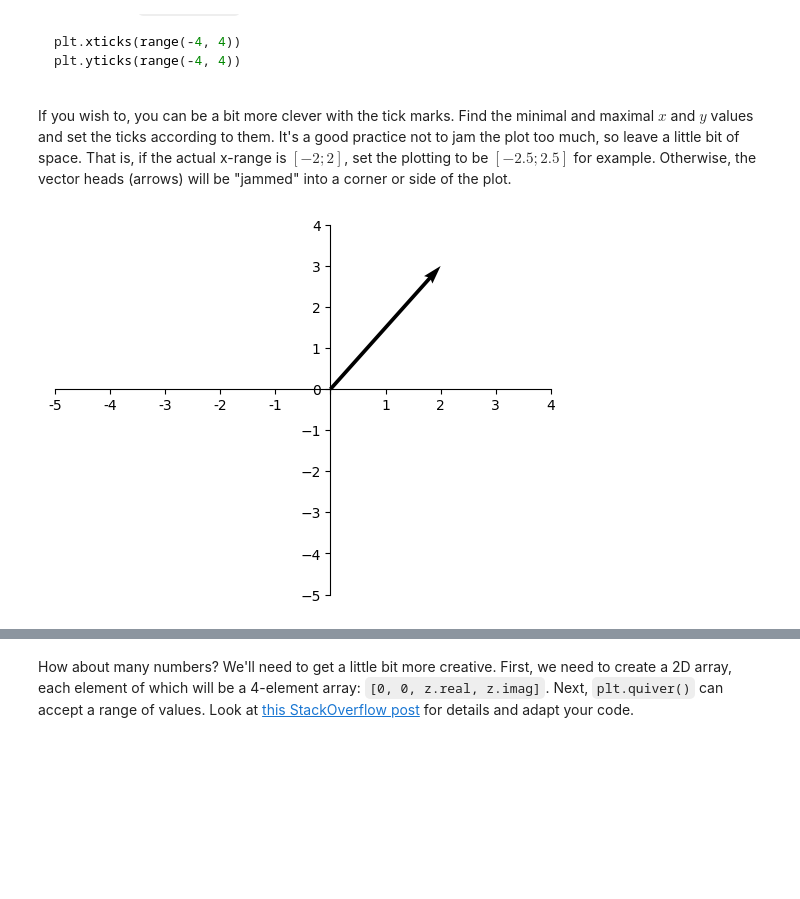
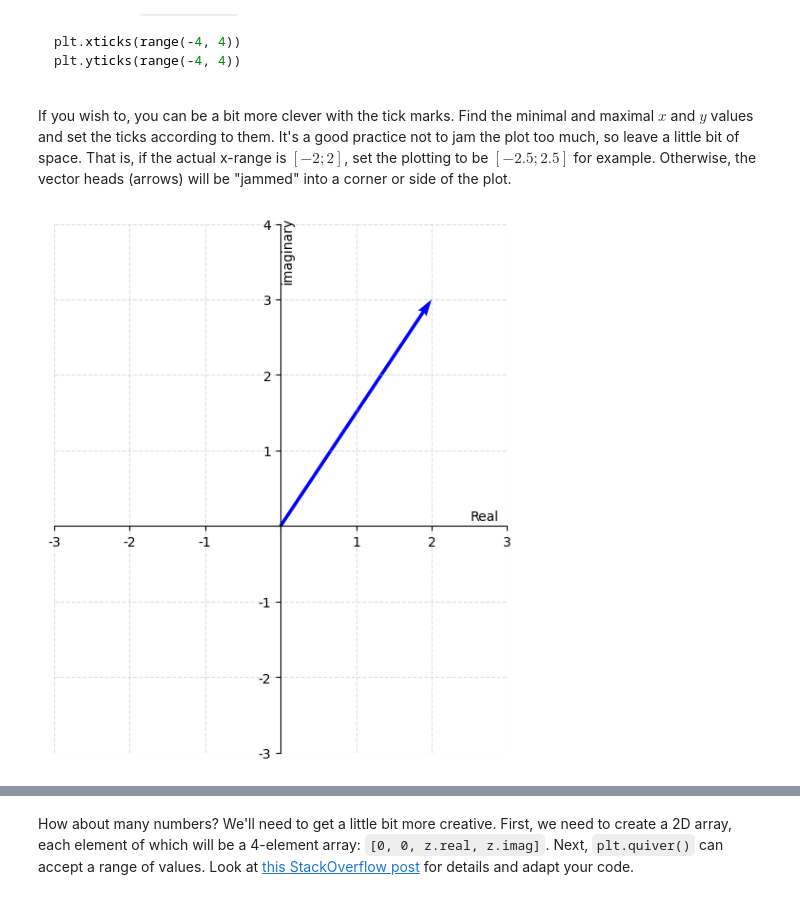
Before and after one commit to tproykov/MathsForDevelopers, a Jupyter notebook: 02.BasicAlgebra/02_Basic Algebra Exercise.ipynb, the cells around one changed output, grey strips where cells are left out. Cells and saved outputs as stored; diff of their text form; code cells hidden in the pictures; blank space fills up the shorter version.

```diff
--- a/02.BasicAlgebra/02_Basic Algebra Exercise.ipynb
+++ b/02.BasicAlgebra/02_Basic Algebra Exercise.ipynb
@@ -326,31 +357,37 @@ If you wish to, you can be a bit more clever with the tick marks. Find the minim
 # %%
 def plot_complex_number(z):
     """
     Plots the complex number z as a radius vector in the 2D space
     """
-    plt.quiver(0, 0, z.real, z.imag, angles = "xy", scale_units = "xy", scale = 1)
-    plt.xticks(range(-5, 5))
-    plt.yticks(range(-5, 5))
+    plt.figure(figsize = (6, 6))
+    plt.quiver(0, 0, z.real, z.imag, angles = "xy", scale_units = "xy", scale = 1, color = 'b')
+    plt.xticks(range(-3, 4))
+    plt.yticks(range(-3, 5))
 
 plot_complex_number(2 + 3j)
 
 ax = plt.gca()
+ax.set_aspect('equal')
+
 ax.spines["bottom"].set_position("zero")
 ax.spines["left"].set_position("zero")
 ax.spines["top"].set_visible(False)
 ax.spines["right"].set_visible(False)
 
 xticks = ax.get_xticks()
 yticks = ax.get_yticks()
+xticklabels = ['' if tick == 0 else int(tick) for tick in xticks]
+yticklabels = ['' if tick == 0 else int(tick) for tick in yticks]
+ax.set_xticklabels(xticklabels)
+ax.set_yticklabels(yticklabels)
 
-ax.set_xticks(xticks)
-ax.set_yticks(yticks)
+ax.set_xlabel("Real", labelpad=10)
+ax.set_ylabel("imaginary", labelpad=10)
+ax.xaxis.set_label_coords(0.95, 0.46)   # x near right edge, y in relation to the middle
+ax.yaxis.set_label_coords(0.53, 0.95)   # x in relation to the middle, y near the top
 
-xticklabels = ['' if tick == 0 else int(tick) for tick in xticks]
-yticklabels = [tick for tick in yticks]
-
-ax.set_xticklabels(xticklabels)
-
+plt.grid(True, linestyle='--', alpha=0.4)
+plt.tight_layout()
 plt.show()
 # %% [output]
-[figure, old version]
+[figure, new version]
```
Also changed, not shown: parts of 23 cells of this notebook, 2 other files.
